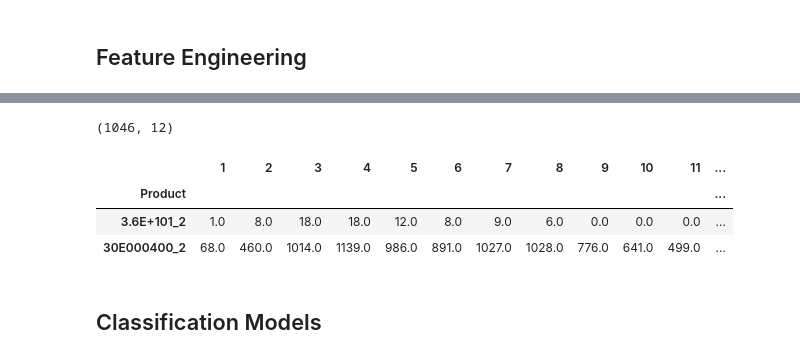
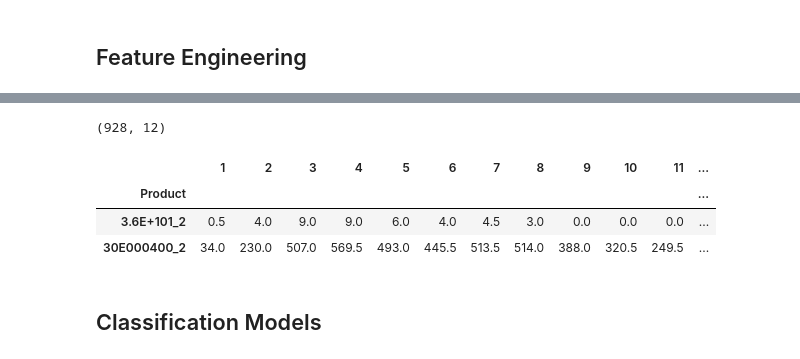
Before and after one commit to imad24/pc_clustering, a Jupyter notebook: notebooks/7SEF/0.6-imad-predict-NPI-quantities.ipynb, the cells around one changed output, grey strips where cells are left out. Saved outputs shown, nothing was run; the diff lists cells and outputs as text; code cells hidden in the pictures.

```diff
--- a/notebooks/7SEF/0.6-imad-predict-NPI-quantities.ipynb
+++ b/notebooks/7SEF/0.6-imad-predict-NPI-quantities.ipynb
@@ -87,40 +75,40 @@ TypeError: 'NoneType' object is not iterable
 # %%
-s = "Autumn"
-v = 1
+s = "Winter"
+v = 2
 clustering_model = "nb_p2_clusters_%s"%(s)
 
 #Load files
 raw_df = load_file("p2_raw").set_index(row_headers)
 series_df =load_file("p2_series",type_="P",version = 1).set_index(row_headers)
 clean_df = load_file("p2_clean",type_="P",version = 1).set_index(row_headers)
 
 #Filter and normalize
 sclean_df = filter_by_season(clean_df,s)
 z_data = StandardScaler(with_mean=True, with_std=True).fit_transform(sclean_df.T).T
 zclean_df = pd.DataFrame(z_data,index=sclean_df.index,columns = sclean_df.columns)
 
 #clustering result
 cluster_df = load_file(clustering_model,index=row_headers,type_="M",version = 1)
 
 #cleaned features
 features_df = load_file('clf_features',type_="P",index = "Product")
 features_df.Ldate = features_df.Ldate.apply(lambda x:str(x))
 
 numeric = (list(features_df.columns.to_series().groupby(features_df.dtypes).groups[np.dtype('float64')]))
 
 features_list = list(features_df.columns) + ["Cluster"]
 
 df = features_df.join(cluster_df,how="inner")[features_list]
 
 
 print(df.shape)
 clean_df.head(2)
 # %% [output]
-(1046, 12)
+(928, 12)
 |  | 1 | 2 | 3 | 4 | 5 | 6 | 7 | 8 | 9 | 10 | 11 | ... |
 | Product |  |  |  |  |  |  |  |  |  |  |  | ... |
-| 3.6E+101_2 | 1.0 | 8.0 | 18.0 | 18.0 | 12.0 | 8.0 | 9.0 | 6.0 | 0.0 | 0.0 | 0.0 | ... |
-| 30E000400_2 | 68.0 | 460.0 | 1014.0 | 1139.0 | 986.0 | 891.0 | 1027.0 | 1028.0 | 776.0 | 641.0 | 499.0 | ... |
+| 3.6E+101_2 | 0.5 | 4.0 | 9.0 | 9.0 | 6.0 | 4.0 | 4.5 | 3.0 | 0.0 | 0.0 | 0.0 | ... |
+| 30E000400_2 | 34.0 | 230.0 | 507.0 | 569.5 | 493.0 | 445.5 | 513.5 | 514.0 | 388.0 | 320.5 | 249.5 | ... |
 # %% [markdown]
 ## Classification Models
 # %%
```
Also changed, not shown: parts of 4 cells of this notebook, 31 other files.
